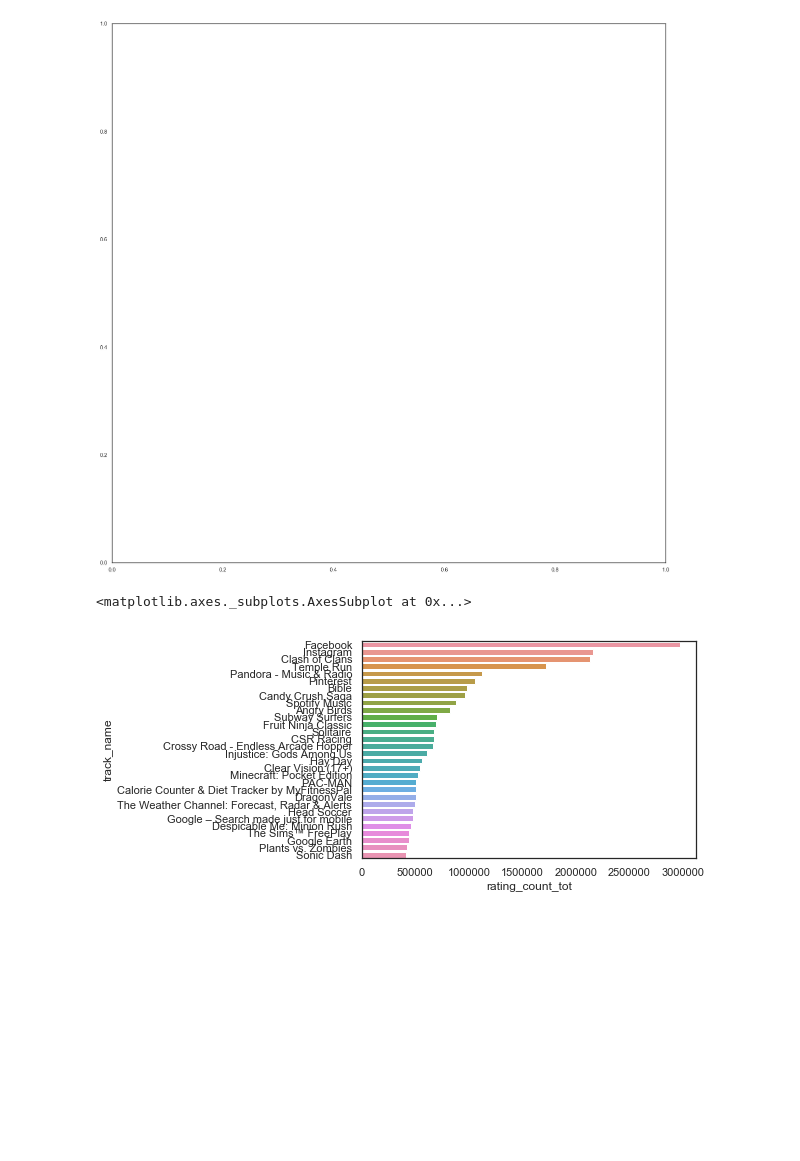
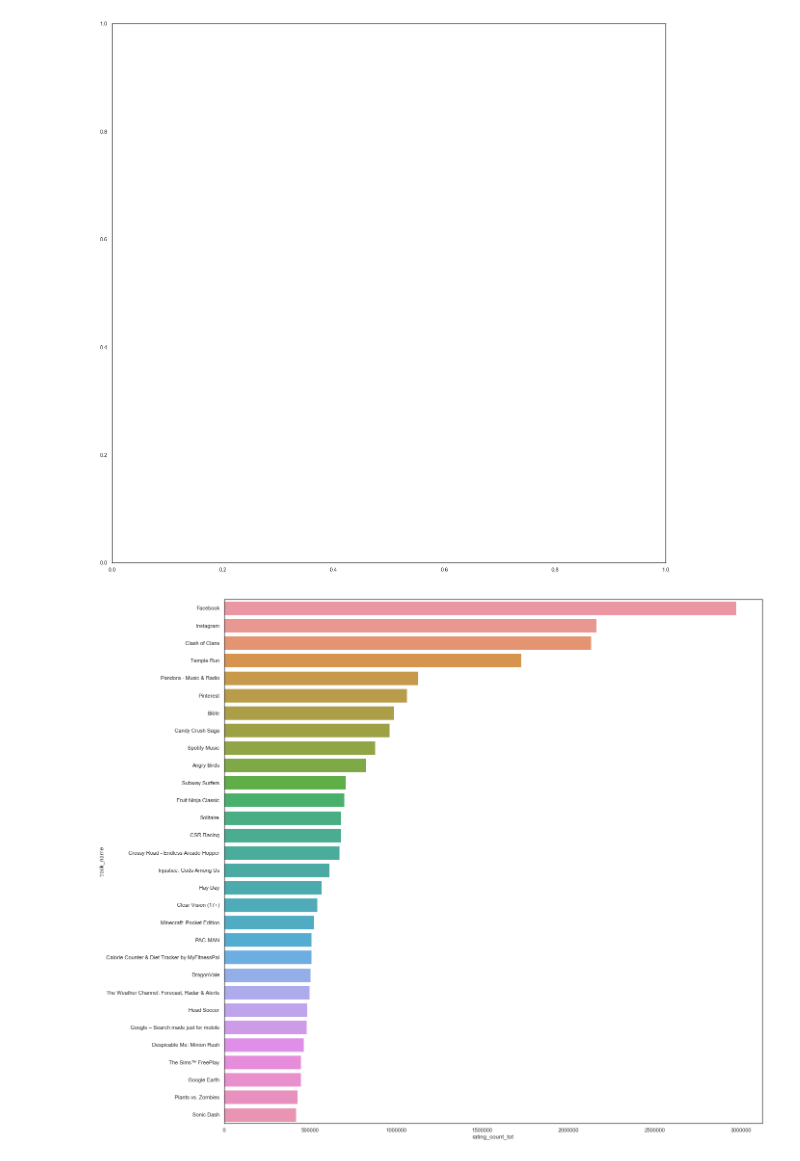
Before and after one commit to DacioRomero/Data-Analysis, a Jupyter notebook: Notebooks/Academy/App Store Dataset.ipynb, the cells around one changed output. Drawn from its saved outputs; the diff is of its cells as text; code cells hidden in the pictures; blank space fills up the shorter version.

```diff
--- a/Notebooks/Academy/App Store Dataset.ipynb
+++ b/Notebooks/Academy/App Store Dataset.ipynb
@@ -287,7 +292,7 @@ fig, axs = plt.subplots(figsize=(20, 20))
 # %%
 ratings = df.sort_values(by=["rating_count_tot"], ascending=False)
 # %%
-sns.barplot(x=ratings["rating_count_tot"][:30], y=ratings["track_name"][:30])
+sns.barplot(x=ratings["rating_count_tot"][:30], y=ratings["track_name"][:30], ax=axs)
+fig
 # %% [output]
-<matplotlib.axes._subplots.AxesSubplot at 0x...>
-[figure, old version]
+[figure, new version]
```
Also changed, not shown: parts of 22 cells of this notebook.
